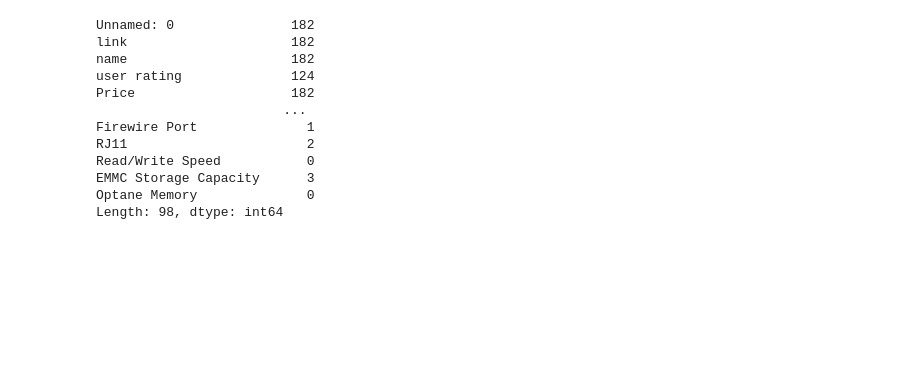
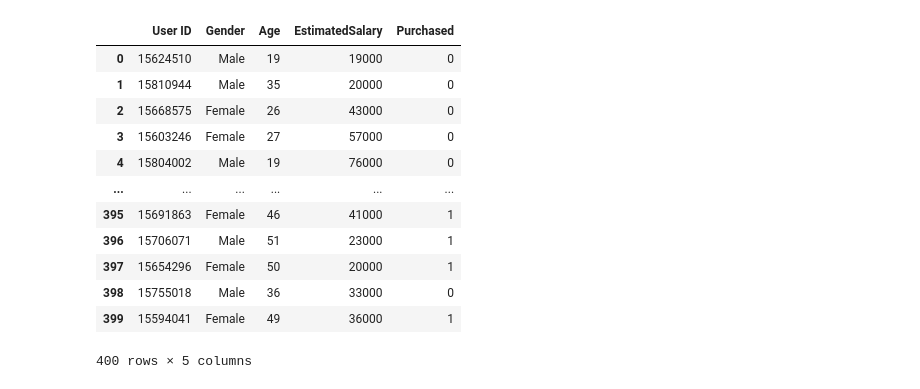
Before and after one commit to OtakuGod0/Data-Science, a Jupyter notebook: Exploration/test.ipynb, the cells around one changed output. Drawn from its saved outputs; the diff is of its cells as text; code cells hidden in the pictures; blank space fills up the shorter version.

```diff
--- a/Exploration/test.ipynb
+++ b/Exploration/test.ipynb
@@ -32,15 +7,16 @@ df[df["Screen Size"] == df["Screen Size"].max()]
-# %%
-df[df["name"].str.contains("Lenovo")].count()
-# %% [output]
-Unnamed: 0               182
-link                     182
-name                     182
-user rating              124
-Price                    182
-                        ...
-Firewire Port              1
-RJ11                       2
-Read/Write Speed           0
-EMMC Storage Capacity      3
-Optane Memory              0
-Length: 98, dtype: int64
+# %%
+df
+# %% [output]
+|  | User ID | Gender | Age | EstimatedSalary | Purchased |
+| 0 | 15624510 | Male | 19 | 19000 | 0 |
+| 1 | 15810944 | Male | 35 | 20000 | 0 |
+| 2 | 15668575 | Female | 26 | 43000 | 0 |
+| 3 | 15603246 | Female | 27 | 57000 | 0 |
+| 4 | 15804002 | Male | 19 | 76000 | 0 |
+| ... | ... | ... | ... | ... | ... |
+| 395 | 15691863 | Female | 46 | 41000 | 1 |
+| 396 | 15706071 | Male | 51 | 23000 | 1 |
+| 397 | 15654296 | Female | 50 | 20000 | 1 |
+| 398 | 15755018 | Male | 36 | 33000 | 0 |
+| 399 | 15594041 | Female | 49 | 36000 | 1 |
+400 rows × 5 columns
```
Also changed, not shown: parts of 4 cells of this notebook, 4 other files.
